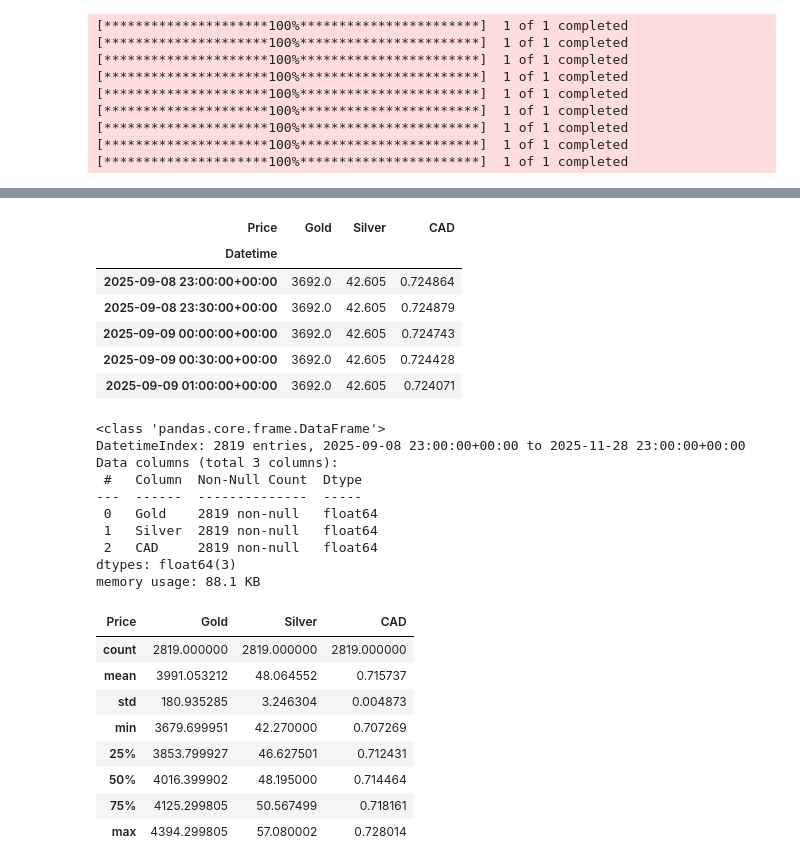
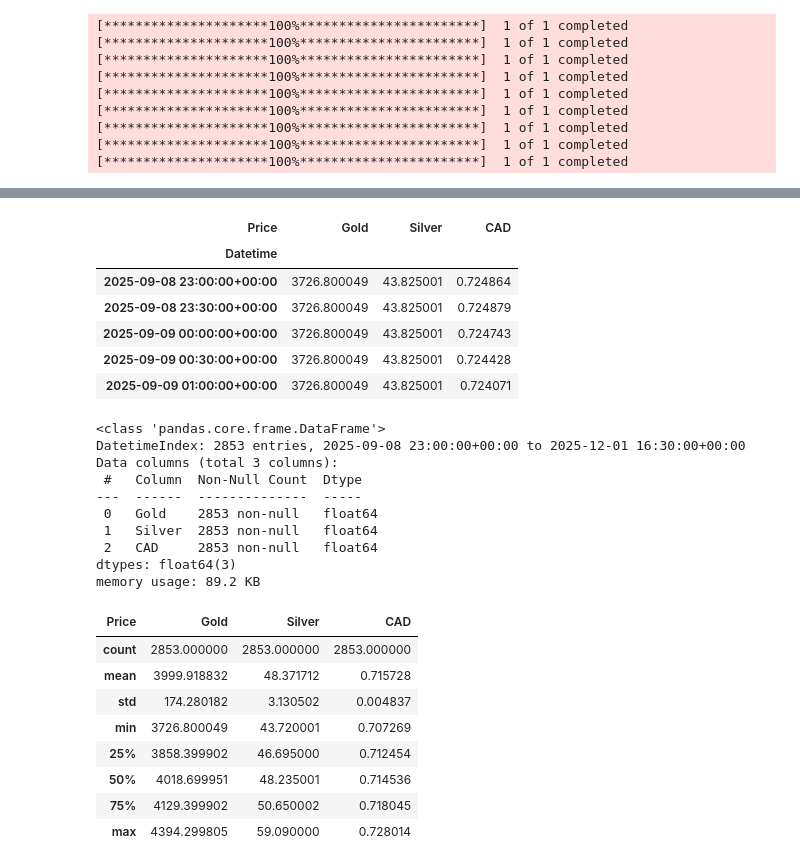
Before and after one commit to ritamerhi/ML-Project, a Jupyter notebook: datasets.ipynb, the cells around one changed output, grey strips where cells are left out. Saved outputs shown, nothing was run; the diff lists cells and outputs as text; code cells hidden in the pictures.

Commit message:
Remove initial plateau from datasets

```diff
--- a/datasets.ipynb
+++ b/datasets.ipynb
@@ -40,49 +40,49 @@ def fill_missing_values(dataset):
 # %%
 gold_30m = yf.download("GC=F", period="60d", interval="30m")
 gold_30m.columns = gold_30m.columns.droplevel(1)
-gold_30m = fill_missing_values(gold_30m)
+# gold_30m = fill_missing_values(gold_30m)
 gold_30m.to_csv('/content/drive/MyDrive/ml-datasets/currencies_prediction/30m/gold.csv', index=True)
 
 silver_30m = yf.download("SI=F", period="60d", interval="30m")
 silver_30m.columns = silver_30m.columns.droplevel(1)
-silver_30m = fill_missing_values(silver_30m)
+# silver_30m = fill_missing_values(silver_30m)
 silver_30m.to_csv('/content/drive/MyDrive/ml-datasets/currencies_prediction/30m/silver.csv', index=True)
 
 cad_30m = yf.download("CADUSD=X", period="60d", interval="30m")
 cad_30m.columns = cad_30m.columns.droplevel(1)
-cad_30m = fill_missing_values(cad_30m)
+# cad_30m = fill_missing_values(cad_30m)
 cad_30m.to_csv('/content/drive/MyDrive/ml-datasets/currencies_prediction/30m/cad.csv', index=True)
 
 
-gold_1h = yf.download("GC=F", period="730d", interval="1h")
+gold_1h = yf.download("GC=F", period='730d', interval="1h")
 gold_1h.columns = gold_1h.columns.droplevel(1)
-gold_1h = fill_missing_values(gold_1h)
+# gold_1h = fill_missing_values(gold_1h)
 gold_1h.to_csv('/content/drive/MyDrive/ml-datasets/currencies_prediction/1h/gold.csv', index=True)
 
 silver_1h = yf.download("SI=F", period="730d", interval="1h")
 silver_1h.columns = silver_1h.columns.droplevel(1)
-silver_1h = fill_missing_values(silver_1h)
+# silver_1h = fill_missing_values(silver_1h)
 silver_1h.to_csv('/content/drive/MyDrive/ml-datasets/currencies_prediction/1h/silver.csv', index=True)
 
 cad_1h = yf.download("CADUSD=X", period="730d", interval="1h")
 cad_1h.columns = cad_1h.columns.droplevel(1)
-cad_1h = fill_missing_values(cad_1h)
+# cad_1h = fill_missing_values(cad_1h)
 cad_1h.to_csv('/content/drive/MyDrive/ml-datasets/currencies_prediction/1h/cad.csv', index=True)
 
 
-gold_1d = yf.download("GC=F", period="730d", interval="1d")
+gold_1d = yf.download("GC=F", start='2000-1-1', end='2025-12-1', interval="1d")
 gold_1d.columns = gold_1d.columns.droplevel(1)
-gold_1d = fill_missing_values(gold_1d)
+# gold_1d = fill_missing_values(gold_1d)
 gold_1d.to_csv('/content/drive/MyDrive/ml-datasets/currencies_prediction/1d/gold.csv', index=True)
 
-silver_1d = yf.download("SI=F", period="730d", interval="1d")
+silver_1d = yf.download("SI=F", start='2000-1-1', end='2025-12-1', interval="1d")
 silver_1d.columns = silver_1d.columns.droplevel(1)
-silver_1d = fill_missing_values(silver_1d)
+# silver_1d = fill_missing_values(silver_1d)
 silver_1d.to_csv('/content/drive/MyDrive/ml-datasets/currencies_prediction/1d/silver.csv', index=True)
 
-cad_1d = yf.download("CADUSD=X", period="730d", interval="1d")
+cad_1d = yf.download("CADUSD=X", start='2000-1-1', end='2025-12-1', interval="1d")
 cad_1d.columns = cad_1d.columns.droplevel(1)
-cad_1d = fill_missing_values(cad_1d)
+# cad_1d = fill_missing_values(cad_1d)
 cad_1d.to_csv('/content/drive/MyDrive/ml-datasets/currencies_prediction/1d/cad.csv', index=True)
 # %% [output]
 [*********************100%***********************]  1 of 1 completed
@@ -126,4 +98,8 @@ plt.show()
 gold_30m = gold_30m[["Close"]].rename(columns={"Close": "Gold"})
 silver_30m = silver_30m[["Close"]].rename(columns={"Close": "Silver"})
 cad_30m = cad_30m[["Close"]].rename(columns={"Close": "CAD"})
+
+prices_30m = gold_30m.join([silver_30m, cad_30m], how="outer")
+prices_30m = prices_30m.ffill().bfill() # forward-fill + backward-fill to deal with missing values
+prices_30m.to_csv("/content/drive/MyDrive/ml-datasets/currencies_prediction/prices_30m.csv")
 # %%
@@ -133,35 +121,35 @@ all_prices.to_csv("/content/drive/MyDrive/ml-datasets/currencies_prediction/pric
 # %%
-all_prices.head()
+prices_30m.head()
 # %% [output]
 | Price | Gold | Silver | CAD |
 | Datetime |  |  |  |
-| 2025-09-08 23:00:00+00:00 | 3692.0 | 42.605 | 0.724864 |
-| 2025-09-08 23:30:00+00:00 | 3692.0 | 42.605 | 0.724879 |
-| 2025-09-09 00:00:00+00:00 | 3692.0 | 42.605 | 0.724743 |
-| 2025-09-09 00:30:00+00:00 | 3692.0 | 42.605 | 0.724428 |
-| 2025-09-09 01:00:00+00:00 | 3692.0 | 42.605 | 0.724071 |
+| 2025-09-08 23:00:00+00:00 | 3726.800049 | 43.825001 | 0.724864 |
+| 2025-09-08 23:30:00+00:00 | 3726.800049 | 43.825001 | 0.724879 |
+| 2025-09-09 00:00:00+00:00 | 3726.800049 | 43.825001 | 0.724743 |
+| 2025-09-09 00:30:00+00:00 | 3726.800049 | 43.825001 | 0.724428 |
+| 2025-09-09 01:00:00+00:00 | 3726.800049 | 43.825001 | 0.724071 |
 # %%
-all_prices.info()
+prices_30m.info()
 # %% [output]
 <class 'pandas.core.frame.DataFrame'>
-DatetimeIndex: 2819 entries, 2025-09-08 23:00:00+00:00 to 2025-11-28 23:00:00+00:00
+DatetimeIndex: 2853 entries, 2025-09-08 23:00:00+00:00 to 2025-12-01 16:30:00+00:00
 Data columns (total 3 columns):
  #   Column  Non-Null Count  Dtype
 ---  ------  --------------  -----
- 0   Gold    2819 non-null   float64
- 1   Silver  2819 non-null   float64
- 2   CAD     2819 non-null   float64
+ 0   Gold    2853 non-null   float64
+ 1   Silver  2853 non-null   float64
+ 2   CAD     2853 non-null   float64
 dtypes: float64(3)
-memory usage: 88.1 KB
+memory usage: 89.2 KB
 # %%
-all_prices.describe()
+prices_30m.describe()
 # %% [output]
 | Price | Gold | Silver | CAD |
-| count | 2819.000000 | 2819.000000 | 2819.000000 |
-| mean | 3991.053212 | 48.064552 | 0.715737 |
-| std | 180.935285 | 3.246304 | 0.004873 |
-| min | 3679.699951 | 42.270000 | 0.707269 |
-| 25% | 3853.799927 | 46.627501 | 0.712431 |
-| 50% | 4016.399902 | 48.195000 | 0.714464 |
-| 75% | 4125.299805 | 50.567499 | 0.718161 |
-| max | 4394.299805 | 57.080002 | 0.728014 |
+| count | 2853.000000 | 2853.000000 | 2853.000000 |
+| mean | 3999.918832 | 48.371712 | 0.715728 |
+| std | 174.280182 | 3.130502 | 0.004837 |
+| min | 3726.800049 | 43.720001 | 0.707269 |
+| 25% | 3858.399902 | 46.695000 | 0.712454 |
+| 50% | 4018.699951 | 48.235001 | 0.714536 |
+| 75% | 4129.399902 | 50.650002 | 0.718045 |
+| max | 4394.299805 | 59.090000 | 0.728014 |
```
Also changed, not shown: parts of 21 cells of this notebook, 1 other file.
